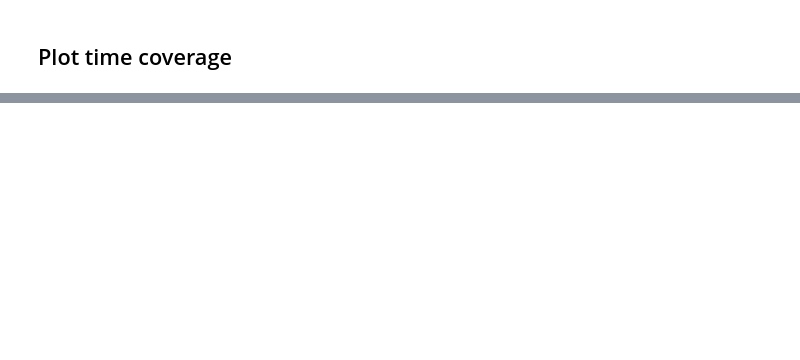
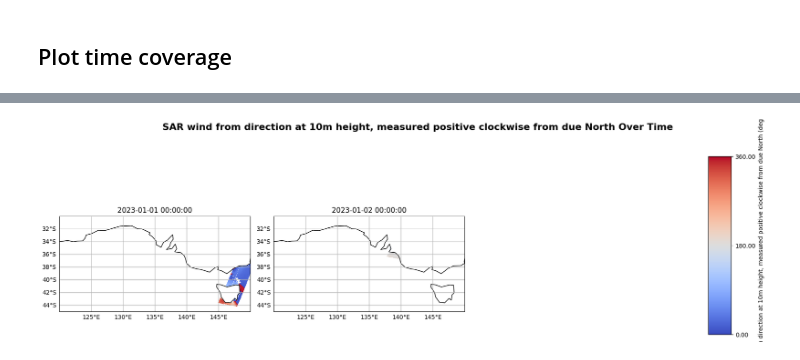
Before and after one commit to aodn/aodn_cloud_optimised, a Jupyter notebook: notebooks/satellite_wind_altimeter_delayed_qc.ipynb, the cells around one changed output, grey strips where cells are left out. Cells and saved outputs as stored; diff of their text form; code cells hidden in the pictures; blank space fills up the shorter version.

```diff
--- a/notebooks/satellite_wind_altimeter_delayed_qc.ipynb
+++ b/notebooks/satellite_wind_altimeter_delayed_qc.ipynb
@@ -122,11 +130,12 @@ Wall time: 45.9 s
 # %%
 %%time
 time_series_df = aodn_dataset.plot_gridded_variable(var_name='WDIR',
-                                                    date_start='2017-10-10',
+                                                    date_start='2023-01-01',
                                                     lon_name_override="LONGITUDE",
                                                     lat_name_override="LATITUDE",
                                                     lon_slice=(120, 150),
                                                     lat_slice=(-45, -30),
-                                                    n_days=6,
+                                                    n_days=2,
                                                     coastline_resolution="110m",
                                                     log_scale=False)
+# %% [output]
@@ -132,0 +143 @@ time_series_df = aodn_dataset.plot_gridded_variable(var_name='WDIR',
+[figure, added]
```
Also changed, not shown: parts of 14 cells of this notebook, 3 other files.
